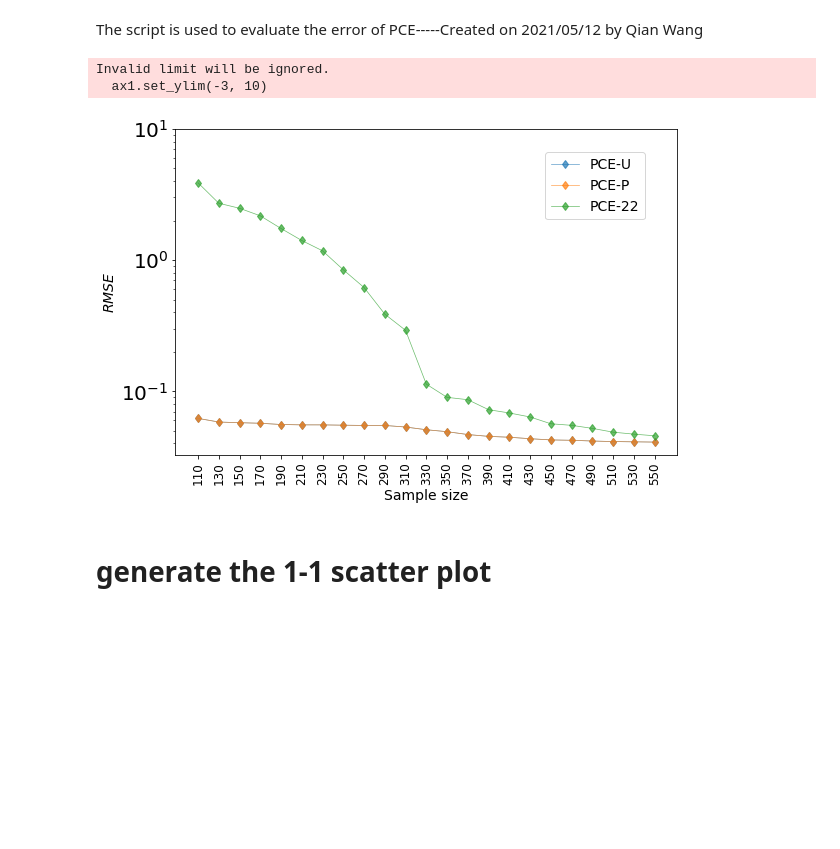
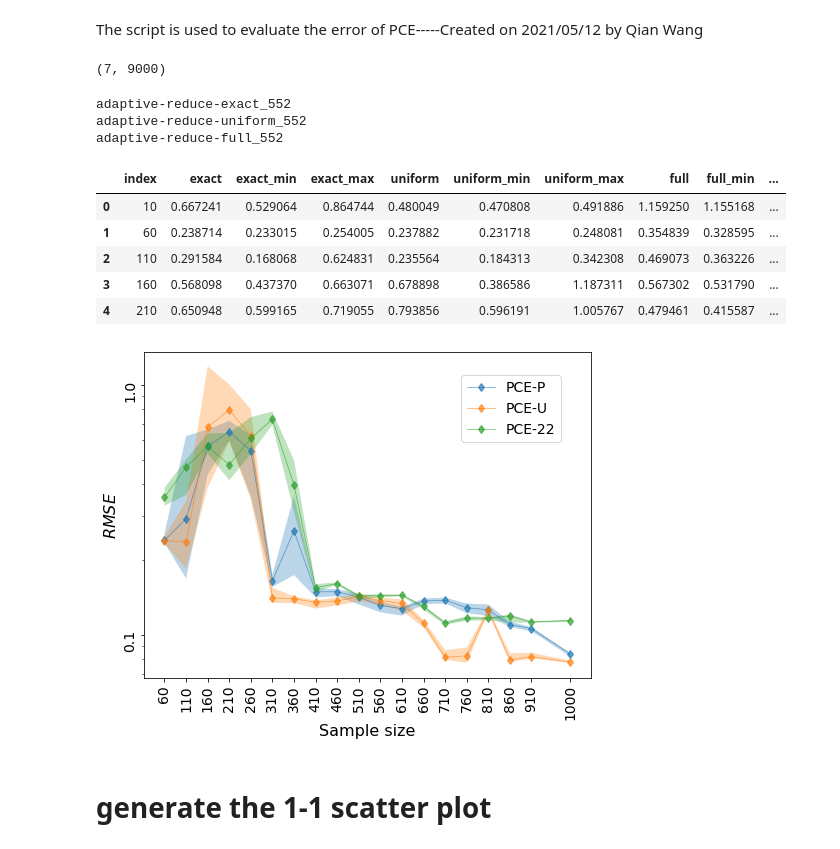
Before and after one commit to QianWanghhu/factor_fixing, a Jupyter notebook: qian_dev/PCE-performance.ipynb, the cells around one changed output. Drawn from its saved outputs; the diff is of its cells as text; code cells hidden in the pictures; blank space fills up the shorter version.

Commit message:
PCE performance plotting

```diff
--- a/qian_dev/PCE-performance.ipynb
+++ b/qian_dev/PCE-performance.ipynb
@@ -18,55 +18,81 @@ from basic.utils import dist_return
 from error_fixing import fix_group_ranking
 input_path = file_settings()[1]
 output_path = file_settings()[0]
-output_path = '../output/fix-basis/'
+output_path = '../test_func/output/'
 samples, values = read_specify('model', 'reduced',
     product_uniform=False, num_vars=11)
 samples_22, _ = read_specify('model', 'full',
     product_uniform=False, num_vars=22)
+values_vali = values[1000:]
+samples_vali = samples[:, 1000:]
+samples_22_vali = samples_22[:, 1000:]
+# %%
+samples_22_vali.shape
+# %% [output]
+(7, 9000)
 # %%
 # Calculate the error (RMSE) of PCE
-product_uniform = ['exact', 'uniform', False]
+product_uniform = ['exact', 'uniform', False] #, 'uniform'
 rmse_all = {}
 for p in product_uniform:
     dist_type = dist_return(p)
     filename = f'adaptive-reduce-{dist_type}_552'
+    print(filename)
     approx_list_all = pickle.load(open(f'{output_path}{filename}-approx-list.pkl', "rb"))
-    rmse_exact = {}
+    rmse_exact = pd.DataFrame(columns = np.arange(10, 1000, 50), index=np.arange(0, 100, 1))
 
     for key, value in approx_list_all.items():
         rmse_temp = []
-        if int(key.split('_')[1]) >= 100:
+        nsample = int(key.split('_')[1])
+        if (nsample >= 10) and (nsample <= 1000):
             for pce in value:
                 if dist_type == 'full':
-                    y_hat = pce(samples_22)
+                    y_hat = pce(samples_22_vali)
                 else:
-                    y_hat = pce(samples)
-                rmse_abs = (((y_hat.flatten()-values.flatten())**2).mean())**0.5
-                rmse_temp.append(rmse_abs / values.std())
-            rmse_exact[key] = rmse_temp
-    rmse_exact = pd.DataFrame.from_dict(rmse_exact)
+                    y_hat = pce(samples_vali)
+                rmse_abs = (((y_hat.flatten()-values_vali.flatten())**2).mean())**0.5
+                rmse_temp.append(rmse_abs / values_vali.std())
+            rmse_exact.loc[0:(len(rmse_temp)-1), nsample] = rmse_temp
+#     rmse_exact = pd.DataFrame.from_dict(rmse_exact)
     rmse_all[dist_type] = rmse_exact.mean(axis=0)
+    rmse_all[dist_type + '_min'] = rmse_exact.min(axis=0)
+    rmse_all[dist_type + '_max'] = rmse_exact.max(axis=0)
+# %% [output]
+adaptive-reduce-exact_552
+adaptive-reduce-uniform_552
+adaptive-reduce-full_552
 # %%
-df = pd.DataFrame.from_dict(rmse_all)
+df = pd.DataFrame.from_dict(rmse_all).dropna()
 df = df.reset_index()
+df.head(5)
+# %% [output]
+|  | index | exact | exact_min | exact_max | uniform | uniform_min | uniform_max | full | full_min | ... |
+| 0 | 10 | 0.667241 | 0.529064 | 0.864744 | 0.480049 | 0.470808 | 0.491886 | 1.159250 | 1.155168 | ... |
+| 1 | 60 | 0.238714 | 0.233015 | 0.254005 | 0.237882 | 0.231718 | 0.248081 | 0.354839 | 0.328595 | ... |
+| 2 | 110 | 0.291584 | 0.168068 | 0.624831 | 0.235564 | 0.184313 | 0.342308 | 0.469073 | 0.363226 | ... |
+| 3 | 160 | 0.568098 | 0.437370 | 0.663071 | 0.678898 | 0.386586 | 1.187311 | 0.567302 | 0.531790 | ... |
+| 4 | 210 | 0.650948 | 0.599165 | 0.719055 | 0.793856 | 0.596191 | 1.005767 | 0.479461 | 0.415587 | ... |
 # %%
 # Plot RMSE vs sample size
-fig, axes = plt.subplots(nrows=1, ncols=1, sharey=True, figsize=(9, 6))
-index_plot = np.array(np.arange(0, df.shape[0], 1))
-xticks = [int(i.split('_')[1]) for i in df['index'].values[index_plot]]
-ax1 = df.iloc[index_plot].plot(x='index', y=df.columns[1:], kind='line', marker='d',
-                legend=True, logy=True, xticks=np.arange(len(xticks)), ax=axes, linewidth=0.7, alpha=0.7)
-
-ax1.legend(['PCE-U', 'PCE-P', 'PCE-22'], bbox_to_anchor=(0.95, 0.95), fontsize=14)
-ax1.set_ylabel(r'$RMSE$', fontsize = 14);
-ax1.set_xlabel('Sample size', fontsize = 14);
-ax1.set_ylim(-3, 10)
-ax1.set_xticklabels(xticks, rotation=90, fontsize=12);
-plt.savefig('../output/adaptive/figure/basis-fix.png', dpi=300, format='png')
+import matplotlib.ticker as mticker
+fig, axes = plt.subplots(nrows=1, ncols=1, sharey=True, figsize=(8, 6))
+index_plot = np.array(np.arange(1, df.shape[0], 1))
+xticks = [i for i in df['index'].values[index_plot]]
+ax1 = df.iloc[index_plot].plot(x='index', y=df.columns[[1, 4, 7]], kind='line', marker='d',
+                legend=True, logy=True, xticks=xticks, ax=axes, linewidth=0.7, alpha=0.7)
+for k in range(3):
+    ax1.fill_between(ax1.get_xticks(), df.iloc[index_plot][df.columns[3*k + 2]].values, df.iloc[index_plot][df.columns[3*k + 3]].values, alpha=0.3)
+ax1.legend(['PCE-P', 'PCE-U', 'PCE-22'], bbox_to_anchor=(0.95, 0.95), fontsize=14) # 'PCE-U',
+ax1.set_ylabel(r'$RMSE$', fontsize = 16);
+ax1.set_xlabel('Sample size', fontsize = 16);
+# ax1.set_ylim(0.0, 0.001)
+ax1.set_xticklabels(xticks, rotation=90, fontsize=14);
+ticks_loc = ax1.get_yticks().tolist()
+ax1.yaxis.set_major_locator(mticker.FixedLocator(ticks_loc))
+ax1.set_yticklabels(ax1.get_yticks(), rotation=90, fontsize=14);
+# plt.savefig(f'{output_path}/figure/adaptive_independent_validation_log.png', dpi=300, format='png')
 # %% [output]
-Invalid limit will be ignored.
-  ax1.set_ylim(-3, 10)
-[figure, old version]
+[figure, new version]
 # %% [markdown]
 # generate the 1-1 scatter plot
 # %%
```
Also changed, not shown: parts of 3 cells of this notebook.
